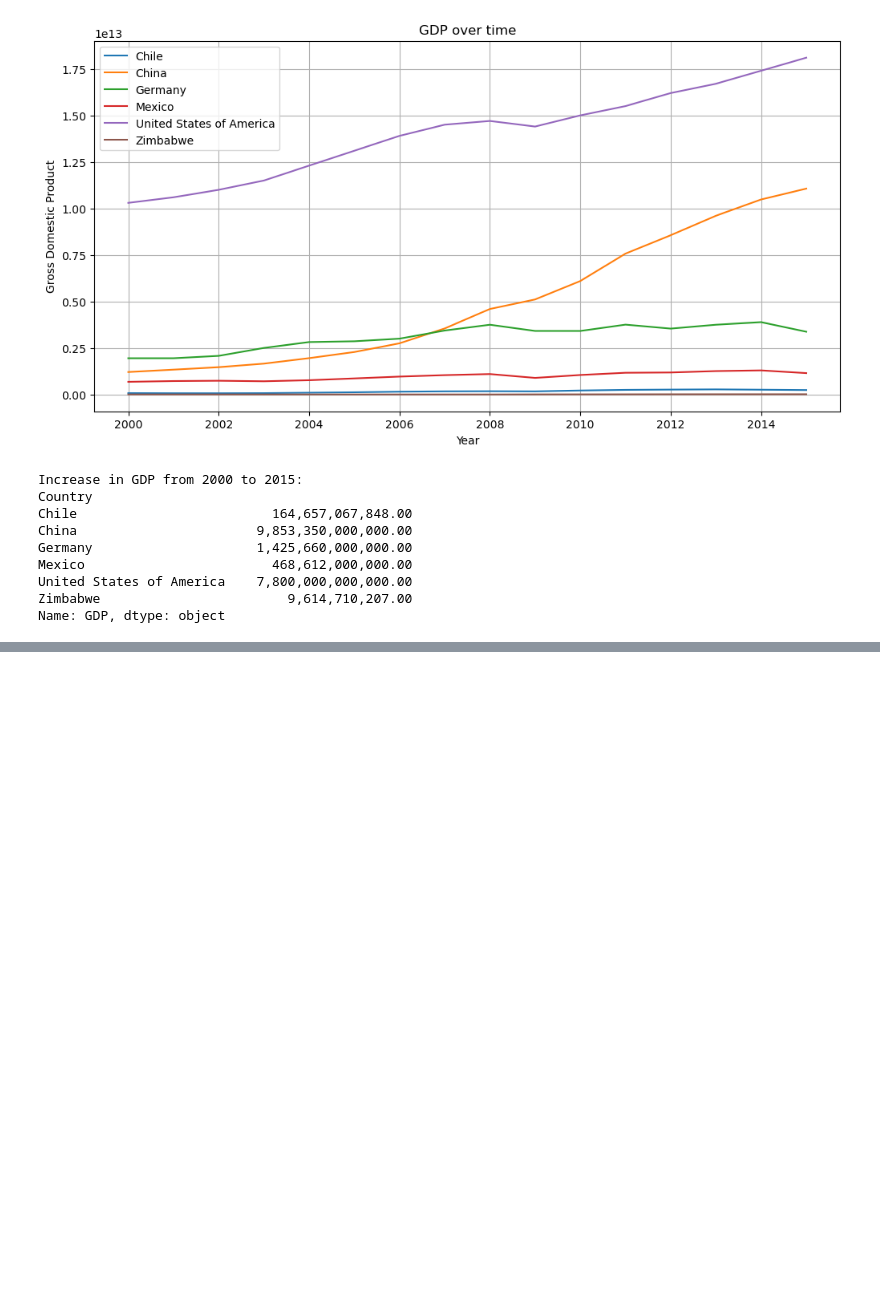
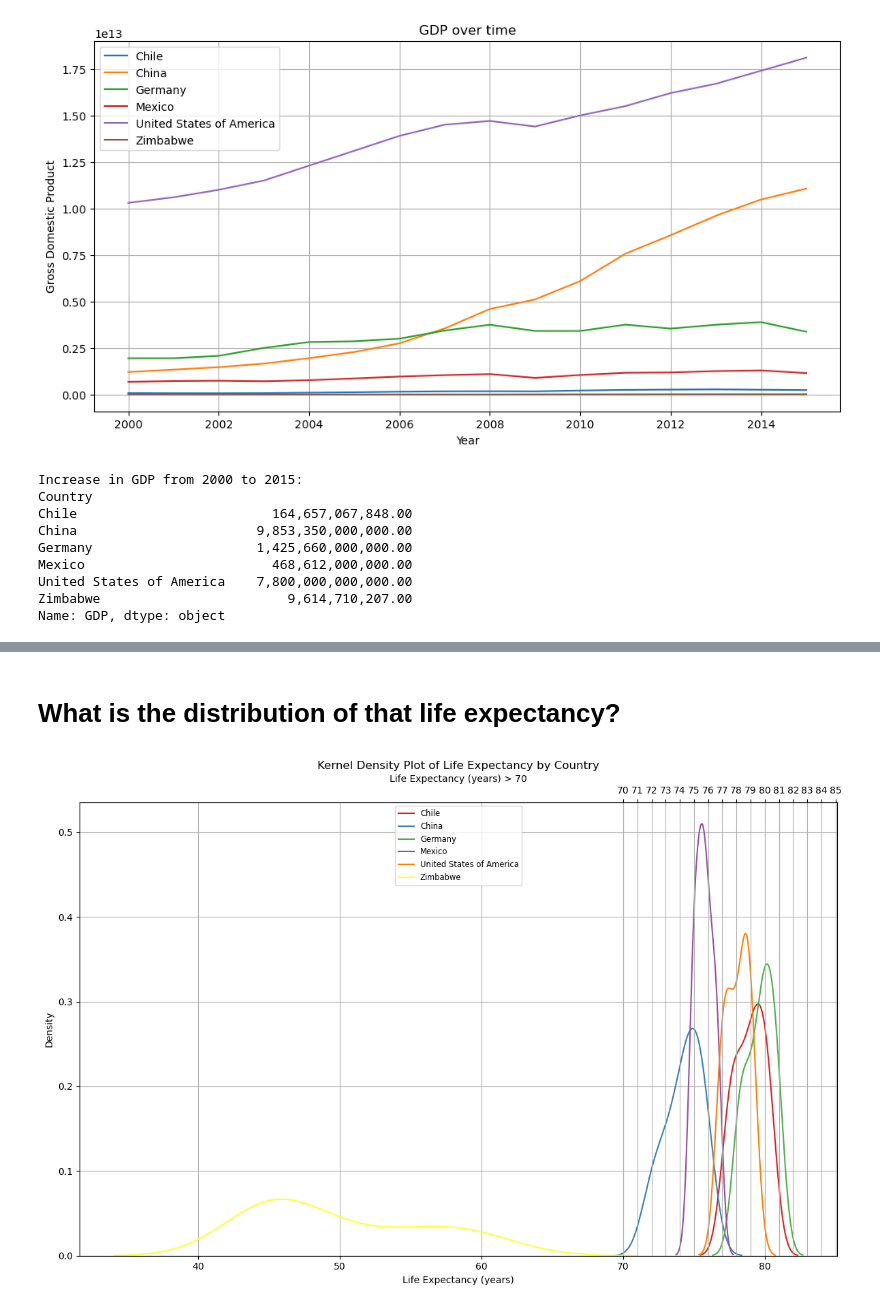
Before and after one commit to KilianDiederix/Portfolio, a Jupyter notebook: Life-Expectancy-and-GDP-Starter/life_expectancy_gdp.ipynb, the cells around one changed output, grey strips where cells are left out. Cells and saved outputs as stored; diff of their text form; code cells hidden in the pictures; blank space fills up the shorter version.

```diff
--- a/Life-Expectancy-and-GDP-Starter/life_expectancy_gdp.ipynb
+++ b/Life-Expectancy-and-GDP-Starter/life_expectancy_gdp.ipynb
@@ -194,0 +240,45 @@ Name: GDP, dtype: object
+# %% [markdown]
+ # What is the distribution of that life expectancy?
+# %%
+# Approach: Create two plots, one for zimbabwe, one for the other countries. Combine the plots to show in the same figure. (One Y and one X axis.)
+
+fig, ax1 = plt.subplots(figsize=(12, 8))
+
+# Get colors for each country
+colors = sns.color_palette('Set1', len(unique_countries))
+
+# For better visualization we'll split the graph, Zimbabwe skews the graph making the right side unreadable.
+threshold = 70
+
+for i, country in enumerate(unique_countries):
+    country_data = df[df['Country'] == country]
+    life_expectancy = country_data['Life expectancy at birth (years)']
+    sns.kdeplot(life_expectancy, label=country, color=colors[i], ax=ax1)
+
+
+ax1.set_title('Kernel Density Plot of Life Expectancy by Country')
+ax1.set_xlabel('Life Expectancy (years)')
+ax1.set_ylabel('Density')
+
+# Add legends to the primary axes
+ax1.legend(loc='upper center', fontsize='small')
+
+# Create a secondary x-axis (twinx) with a transformed scale
+ax2 = ax1.twiny()
+ax2.set_xlim(ax1.get_xlim())  # Match the x-axis limits of the primary axes
+
+# Set the secondary x-axis labels and ticks
+new_ticks = [threshold] + list(range(threshold + 1, int(ax1.get_xlim()[1]) + 1, 1))
+ax2.set_xticks(new_ticks)
+ax2.set_xticklabels([str(x) for x in new_ticks])
+ax2.set_xlabel('Life Expectancy (years) > 70')
+
+# Grid for both axes
+ax1.grid(True)
+ax2.grid(True)
+
+# Adjust spacing
+plt.tight_layout()
+plt.show()
+# %% [output]
+[figure, added]
```
Also changed, not shown: parts of 6 cells of this notebook.
